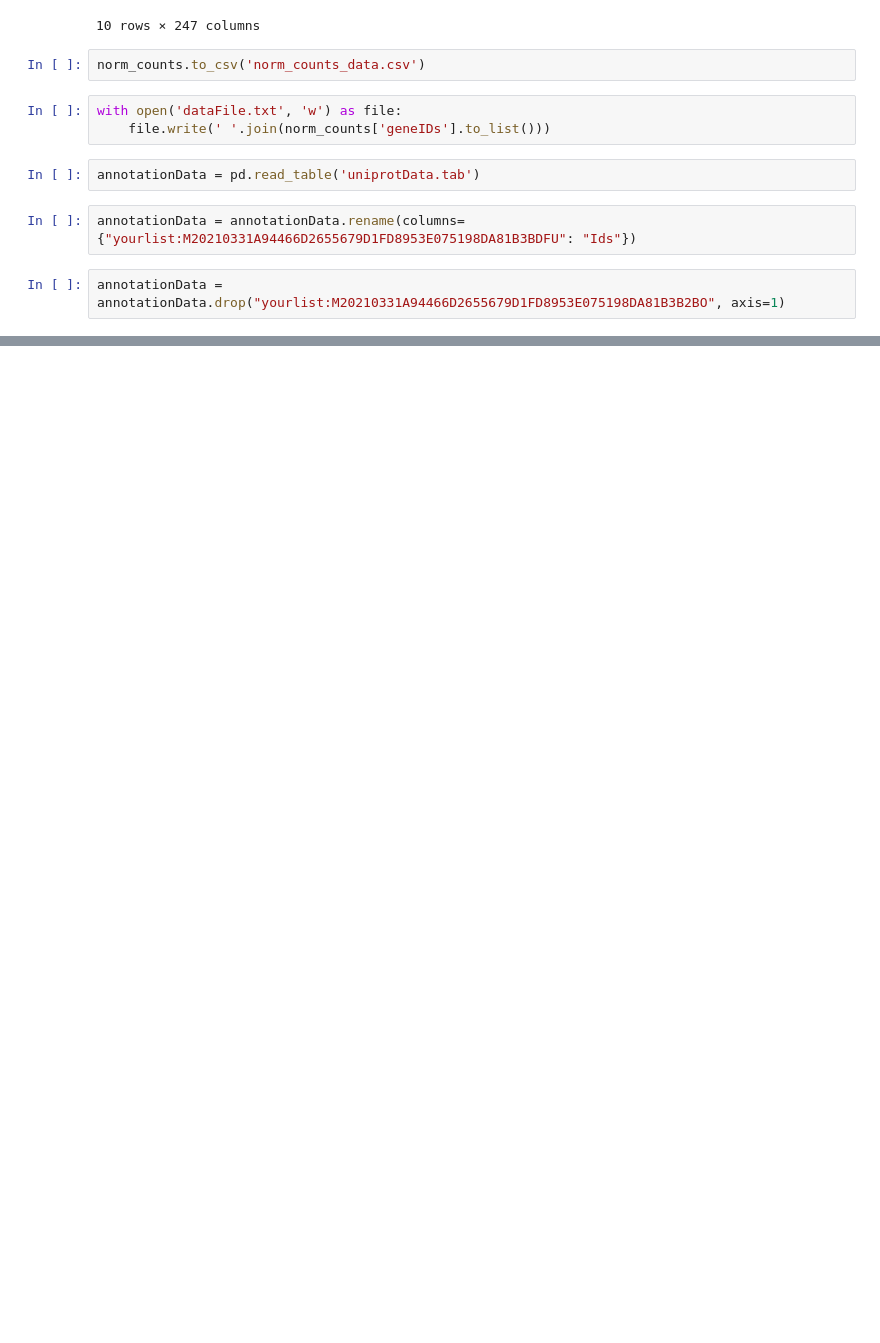
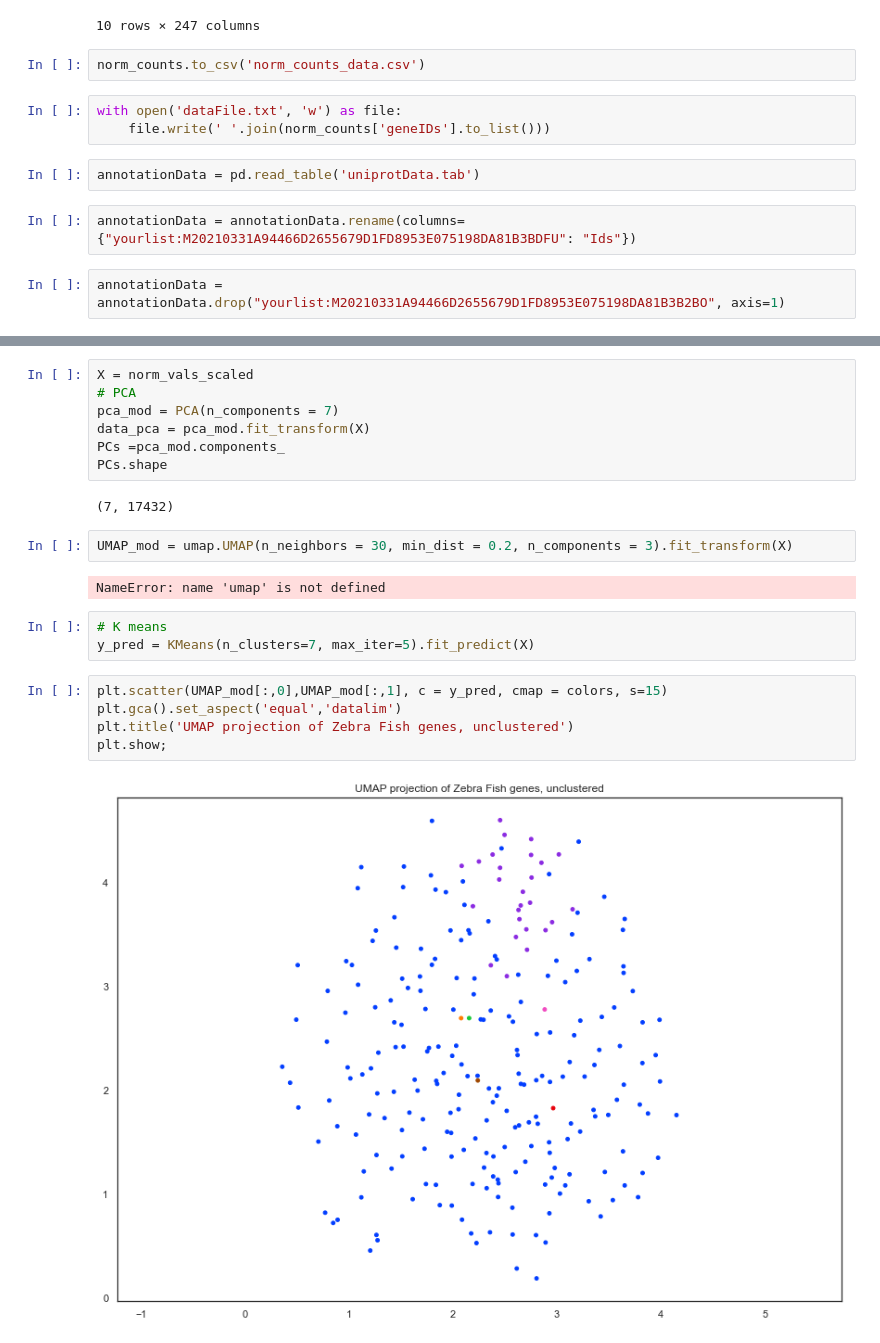
Before and after one commit to noah-pearson/scRNA-seq_Project, a Jupyter notebook: GroupProject.ipynb, the cells around one changed output, grey strips where cells are left out. Cells and saved outputs as stored; diff of their text form; blank space fills up the shorter version.

```diff
--- a/GroupProject.ipynb
+++ b/GroupProject.ipynb
@@ -88,0 +177,23 @@ annotationData = annotationData.drop("yourlist:M20210331A94466D2655679D1FD8953E0
+# %%
+X = norm_vals_scaled
+# PCA
+pca_mod = PCA(n_components = 7)
+data_pca = pca_mod.fit_transform(X)
+PCs =pca_mod.components_
+PCs.shape
+# %% [output]
+(7, 17432)
+# %%
+UMAP_mod = umap.UMAP(n_neighbors = 30, min_dist = 0.2, n_components = 3).fit_transform(X)
+# %% [output]
+NameError: name 'umap' is not defined
+# %%
+# K means
+y_pred = KMeans(n_clusters=7, max_iter=5).fit_predict(X)
+# %%
+plt.scatter(UMAP_mod[:,0],UMAP_mod[:,1], c = y_pred, cmap = colors, s=15)
+plt.gca().set_aspect('equal','datalim')
+plt.title('UMAP projection of Zebra Fish genes, unclustered')
+plt.show;
+# %% [output]
+[figure, added]
```
Also changed, not shown: parts of 19 cells of this notebook.
